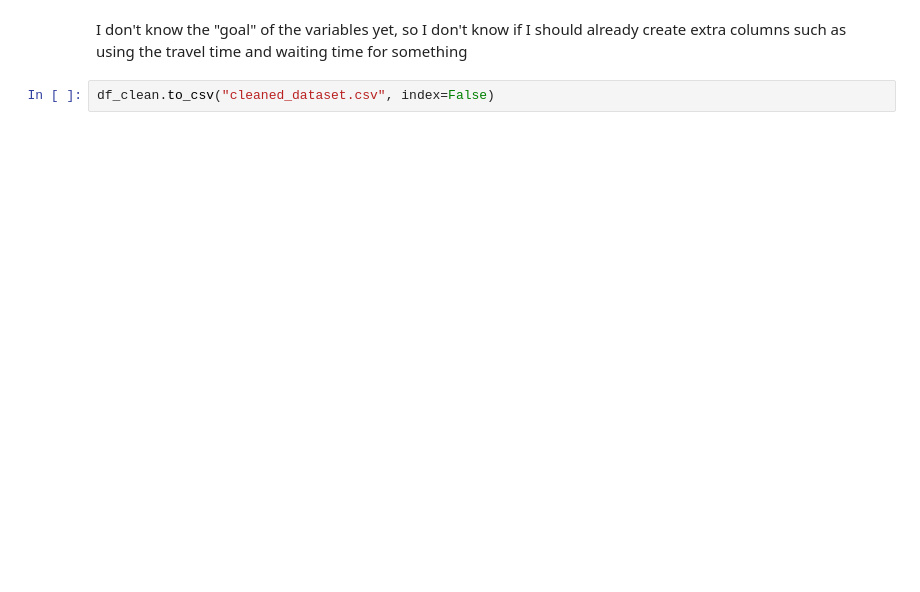
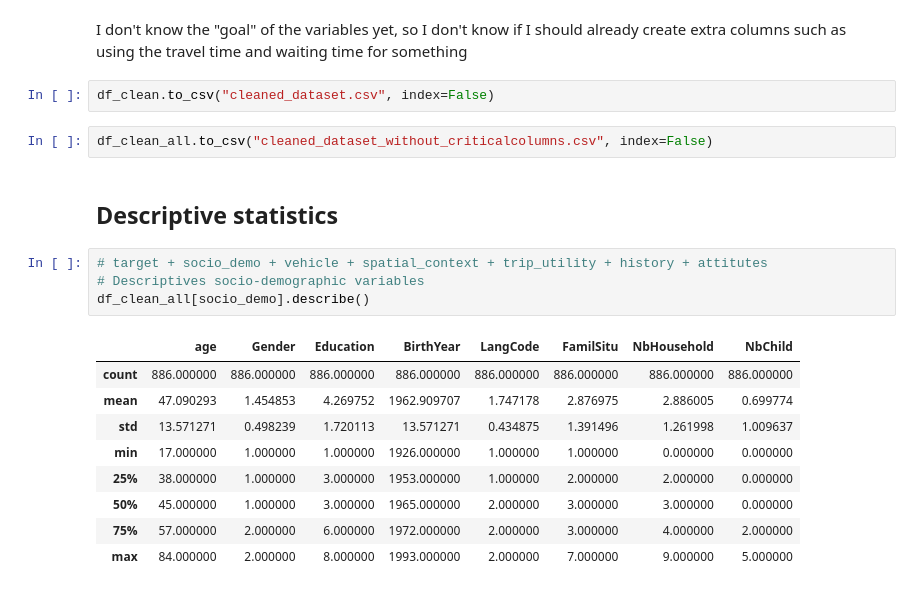
Before and after one commit to wendyqxc/MachineLearningModeChoiceGroup6, a Jupyter notebook: Datacleaning_modechoice.ipynb, the cells around one changed output. Saved outputs shown, nothing was run; the diff lists cells and outputs as text; blank space fills up the shorter version.

```diff
--- a/Datacleaning_modechoice.ipynb
+++ b/Datacleaning_modechoice.ipynb
@@ -148,4 +165,22 @@ df_clean.head(10)
 # %% [markdown]
 I don't know the "goal" of the variables yet, so I don't know if I should already create extra columns such as using the travel time and waiting time for something
+# %%
+df_clean.to_csv("cleaned_dataset.csv", index=False)
 # %%
-df_clean.to_csv("cleaned_dataset.csv", index=False)
+df_clean_all.to_csv("cleaned_dataset_without_criticalcolumns.csv", index=False)
+# %% [markdown]
+## Descriptive statistics
+# %%
+# target + socio_demo + vehicle + spatial_context + trip_utility + history + attitutes
+# Descriptives socio-demographic variables
+df_clean_all[socio_demo].describe()
+# %% [output]
+|  | age | Gender | Education | BirthYear | LangCode | FamilSitu | NbHousehold | NbChild |
+| count | 886.000000 | 886.000000 | 886.000000 | 886.000000 | 886.000000 | 886.000000 | 886.000000 | 886.000000 |
+| mean | 47.090293 | 1.454853 | 4.269752 | 1962.909707 | 1.747178 | 2.876975 | 2.886005 | 0.699774 |
+| std | 13.571271 | 0.498239 | 1.720113 | 13.571271 | 0.434875 | 1.391496 | 1.261998 | 1.009637 |
+| min | 17.000000 | 1.000000 | 1.000000 | 1926.000000 | 1.000000 | 1.000000 | 0.000000 | 0.000000 |
+| 25% | 38.000000 | 1.000000 | 3.000000 | 1953.000000 | 1.000000 | 2.000000 | 2.000000 | 0.000000 |
+| 50% | 45.000000 | 1.000000 | 3.000000 | 1965.000000 | 2.000000 | 3.000000 | 3.000000 | 0.000000 |
+| 75% | 57.000000 | 2.000000 | 6.000000 | 1972.000000 | 2.000000 | 3.000000 | 4.000000 | 2.000000 |
+| max | 84.000000 | 2.000000 | 8.000000 | 1993.000000 | 2.000000 | 7.000000 | 9.000000 | 5.000000 |
```
Also changed, not shown: parts of 6 cells of this notebook, 10 other files.
